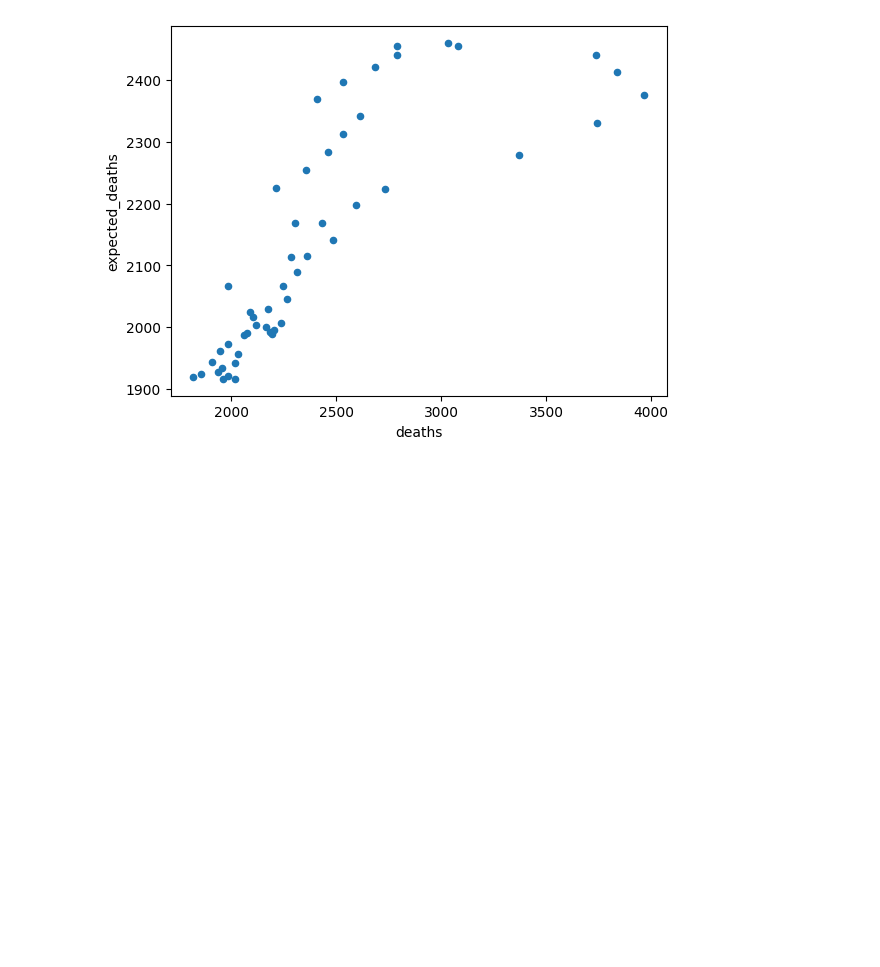
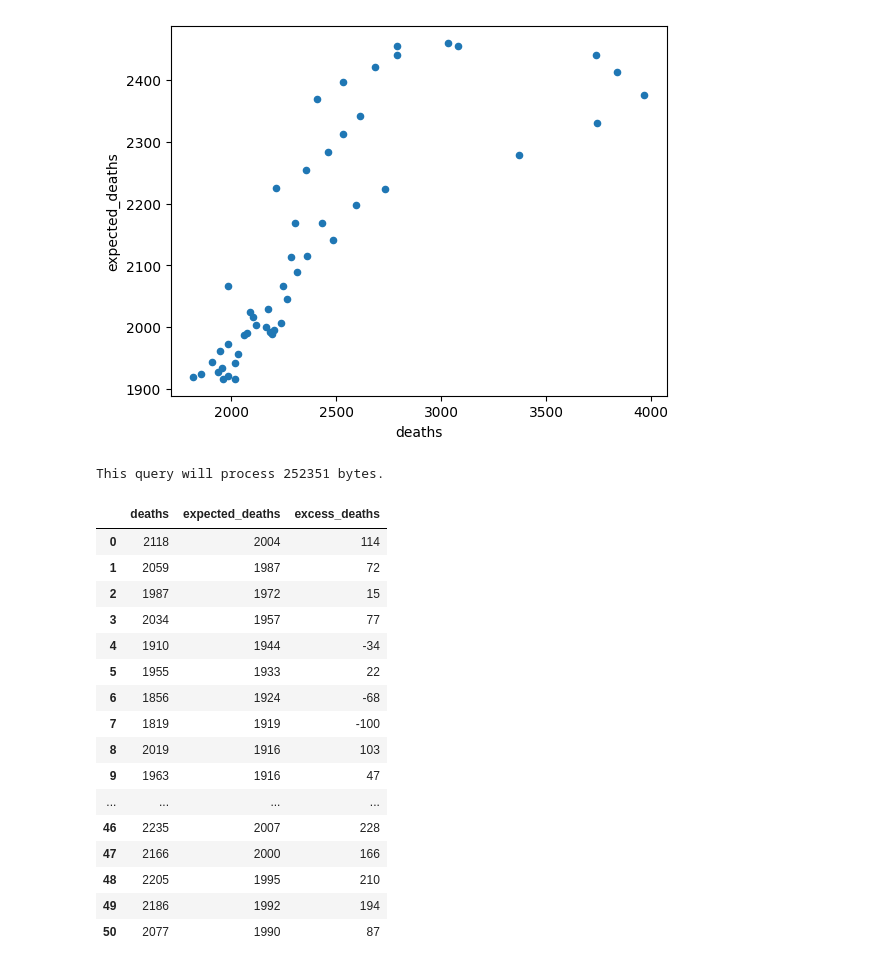
Before and after one commit to Remiw/Solemne1, a Jupyter notebook: SOLEMNE1MATÍASTOBAR.ipynb, the cells around one changed output. Drawn from its saved outputs; the diff is of its cells as text; code cells hidden in the pictures; blank space fills up the shorter version.

```diff
--- a/SOLEMNE1MATÍASTOBAR.ipynb
+++ b/SOLEMNE1MATÍASTOBAR.ipynb
@@ -115,3 +117,37 @@ Chile_deaths.plot(x='deaths', y='expected_deaths', kind='scatter')
 # %% [output]
 <Axes: xlabel='deaths', ylabel='expected_deaths'>
 [figure]
+# %%
+query = """
+        SELECT week, deaths, expected_deaths, excess_deaths
+        FROM `bigquery-public-data.covid19_nyt.excess_deaths`
+        WHERE country = 'Chile' AND year ='2020'
+        """
+
+dry_run_config = bigquery.QueryJobConfig(dry_run=True)
+dry_run_query_job = client.query(query, job_config=dry_run_config)
+print("This query will process {} bytes.".format(dry_run_query_job.total_bytes_processed))
+# %% [output]
+This query will process 252351 bytes.
+# %%
+query_job = client.query(query)
+Chile_deaths2020 = query_job.to_dataframe()
+Chile_deaths2020
+# %% [output]
+|  | deaths | expected_deaths | excess_deaths |
+| 0 | 2118 | 2004 | 114 |
+| 1 | 2059 | 1987 | 72 |
+| 2 | 1987 | 1972 | 15 |
+| 3 | 2034 | 1957 | 77 |
+| 4 | 1910 | 1944 | -34 |
+| 5 | 1955 | 1933 | 22 |
+| 6 | 1856 | 1924 | -68 |
+| 7 | 1819 | 1919 | -100 |
+| 8 | 2019 | 1916 | 103 |
+| 9 | 1963 | 1916 | 47 |
+| ... | ... | ... | ... |
+| 46 | 2235 | 2007 | 228 |
+| 47 | 2166 | 2000 | 166 |
+| 48 | 2205 | 1995 | 210 |
+| 49 | 2186 | 1992 | 194 |
+| 50 | 2077 | 1990 | 87 |
```
Also changed, not shown: parts of 1 cell of this notebook.
